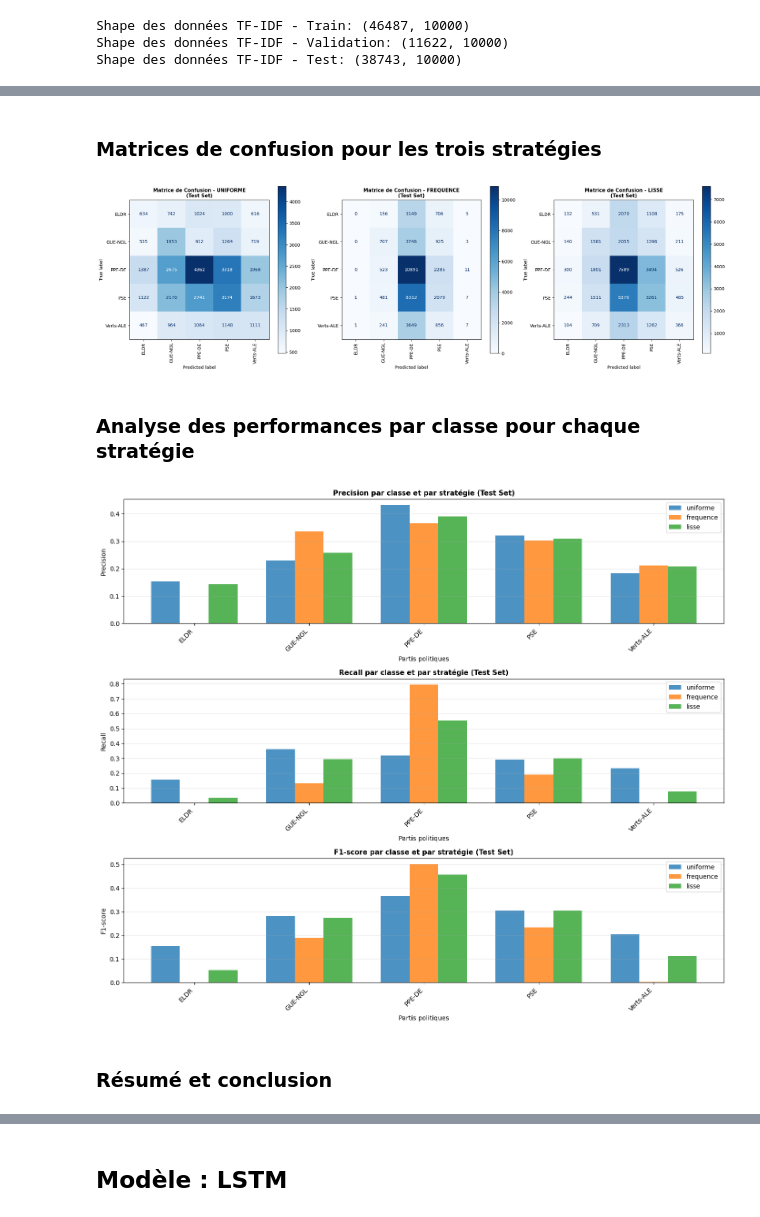
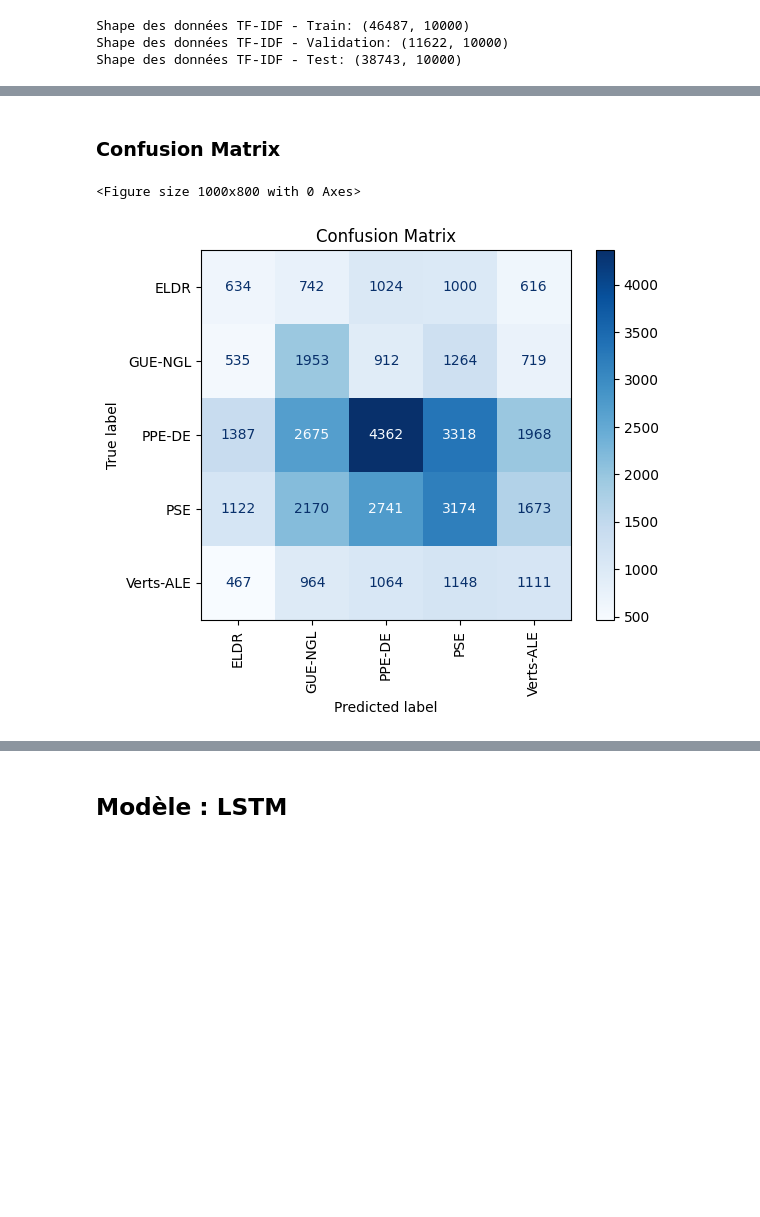
Before and after one commit to Xiaobo33/Apprentissage_artificiel, a Jupyter notebook: Projet_finale_LSTM.ipynb, the cells around one changed output, grey strips where cells are left out. Saved outputs shown, nothing was run; the diff lists cells and outputs as text; code cells hidden in the pictures; blank space fills up the shorter version.

```diff
--- a/Projet_finale_LSTM.ipynb
+++ b/Projet_finale_LSTM.ipynb
@@ -535,0 +237,6 @@ frequence   0.3532   0.1855      0.2698
+# %%
+# évaluation sur test set
+y_test_pred = nb_model.predict(X_test_tfidf)
+y_test_pred_idx = label_encoder.transform(y_test_pred)
+
+print(classification_report(test_labels, y_test_pred, target_names=label_encoder.classes_))
@@ -536,67 +283,13 @@ frequence   0.3532   0.1855      0.2698
 # %% [markdown]
-### Matrices de confusion pour les trois stratégies
+### Confusion Matrix
 # %%
-fig, axes = plt.subplots(1, 3, figsize=(20, 6))
+cm = confusion_matrix(test_labels, y_test_pred)
 
-for idx, strategy_name in enumerate(strategies_list):
-    cm = confusion_matrix(test_labels, results_test[strategy_name]['predictions'])
-    disp = ConfusionMatrixDisplay(confusion_matrix=cm, display_labels=label_encoder.classes_)
-    disp.plot(ax=axes[idx], cmap=plt.cm.Blues, xticks_rotation='vertical', values_format='d')
-    axes[idx].set_title(f'Matrice de Confusion - {strategy_name.upper()}\n(Test Set)',
-                        fontsize=11, fontweight='bold')
-
-plt.tight_layout()
+plt.figure(figsize=(10, 8))
+disp = ConfusionMatrixDisplay(confusion_matrix=cm, display_labels=label_encoder.classes_)
+disp.plot(cmap=plt.cm.Blues, xticks_rotation='vertical', values_format='d')
+plt.title("Confusion Matrix")
 plt.show()
 # %% [output]
+<Figure size 1000x800 with 0 Axes>
-[figure, old version]
+[figure, new version]
-# %% [markdown]
-### Analyse des performances par classe pour chaque stratégie
-# %%
-# Extraction des métriques par classe pour chaque stratégie
-classes = label_encoder.classes_
-metrics_by_strategy = {}
-
-for strategy_name in strategies_list:
-    report = classification_report(test_labels, results_test[strategy_name]['predictions'],
-                                   target_names=classes, output_dict=True)
-
-    precision = [report[cls]['precision'] for cls in classes]
-    recall = [report[cls]['recall'] for cls in classes]
-    f1 = [report[cls]['f1-score'] for cls in classes]
-
-    metrics_by_strategy[strategy_name] = {
-        'precision': precision,
-        'recall': recall,
-        'f1': f1
-    }
-
-# Visualisation
-fig, axes = plt.subplots(3, 1, figsize=(14, 12))
-
-metric_names = ['precision', 'recall', 'f1']
-metric_labels = ['Precision', 'Recall', 'F1-score']
-
-for metric_idx, (metric_name, metric_label) in enumerate(zip(metric_names, metric_labels)):
-    x = np.arange(len(classes))
-    width = 0.25
-
-    for i, strategy_name in enumerate(strategies_list):
-        offset = (i - 1) * width
-        axes[metric_idx].bar(x + offset, metrics_by_strategy[strategy_name][metric_name],
-                            width, label=strategy_name, alpha=0.8)
-
-    axes[metric_idx].set_xlabel('Partis politiques')
-    axes[metric_idx].set_ylabel(metric_label)
-    axes[metric_idx].set_title(f'{metric_label} par classe et par stratégie (Test Set)',
-                               fontsize=11, fontweight='bold')
-    axes[metric_idx].set_xticks(x)
-    axes[metric_idx].set_xticklabels(classes, rotation=45, ha='right')
-    axes[metric_idx].legend()
-    axes[metric_idx].grid(axis='y', alpha=0.3)
-
-plt.tight_layout()
-plt.show()
-# %% [output]
-[figure, removed]
-# %% [markdown]
-### Résumé et conclusion
```
Also changed, not shown: parts of 23 cells of this notebook.
